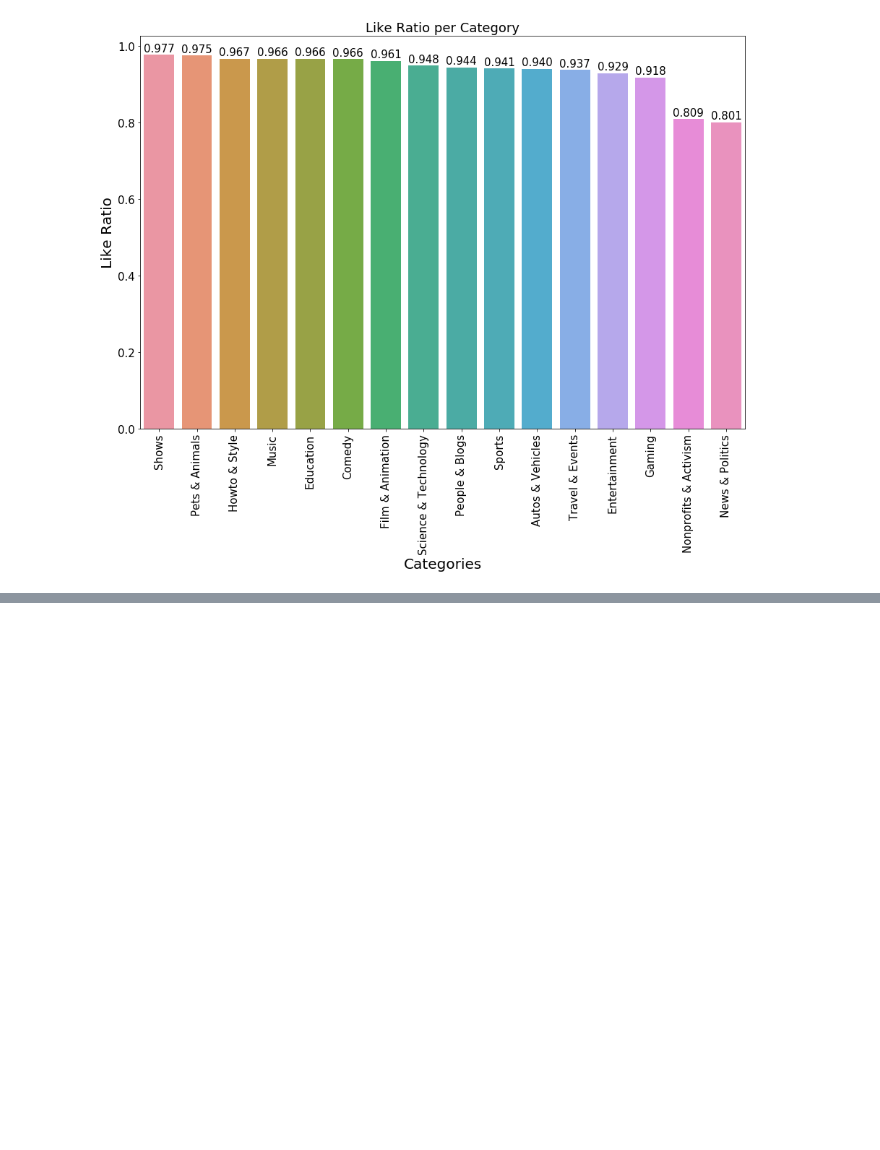
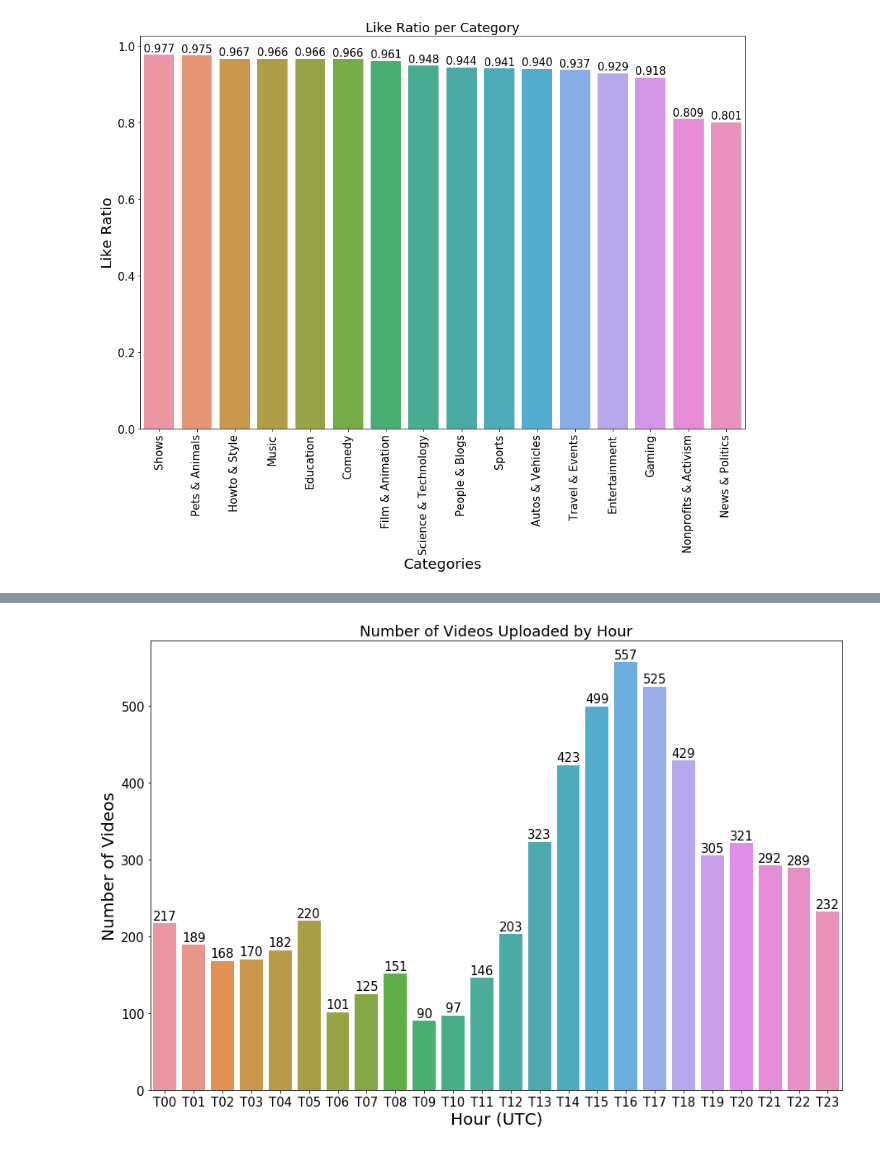
Before and after one commit to NickBoller/NickBoller.github.io, a Jupyter notebook: Final Project.ipynb, the cells around one changed output, grey strips where cells are left out. Cells and saved outputs as stored; diff of their text form; code cells hidden in the pictures; blank space fills up the shorter version.

```diff
--- a/Final Project.ipynb
+++ b/Final Project.ipynb
@@ -351,0 +376,40 @@ yt_videos
+# %%
+# Create a dictionary of hours ranging from 00 to 23
+time_range = pd.date_range('2018-1-01T00:00:00.000Z', '2018-1-01T23:00:00.000Z', freq='H')
+times = ["T" + str(re.search(r"\s[0-9]{2}", str(x)).group())[1:] for x in time_range]
+
+upload_time = {k:0 for k in times}
+
+# Count the number of videos that were uploaded per hour
+for row in yt_videos['publish_time']:
+    time = re.search(r"T[0-9]{2}", row).group()
+    upload_time[time] += 1
+
+
+
+# Create a dataframe from the dictionary
+upload_time_df = pd.DataFrame(columns=['hour', 'video_count'])
+upload_time_df['hour'] = [k for k in upload_time.keys()]
+upload_time_df['video_count'] = [v for v in upload_time.values()]
+
+# Plot the graph
+plt.figure(figsize=(15,10))
+splot = sns.barplot(x="hour",y="video_count",data=upload_time_df)
+
+# Set the title and axis labels
+splot.set_title("Number of Videos Uploaded by Hour")
+splot.set_xlabel('Hour (UTC)',fontsize = 20)
+splot.set_ylabel('Number of Videos',fontsize = 20 )
+
+# Rotate the x labels 90 degrees
+splot.set_xticklabels(splot.get_xticklabels())
+
+# Add value annotations above each bar
+for p in splot.patches:
+    splot.annotate(format(int(p.get_height())),
+                   (p.get_x() + p.get_width() / 2., p.get_height()),
+                   ha = 'center', va = 'center',
+                   xytext = (0, 9),
+                   textcoords = 'offset points')
+# %% [output]
+[figure, added]
```
Also changed, not shown: parts of 39 cells of this notebook.
